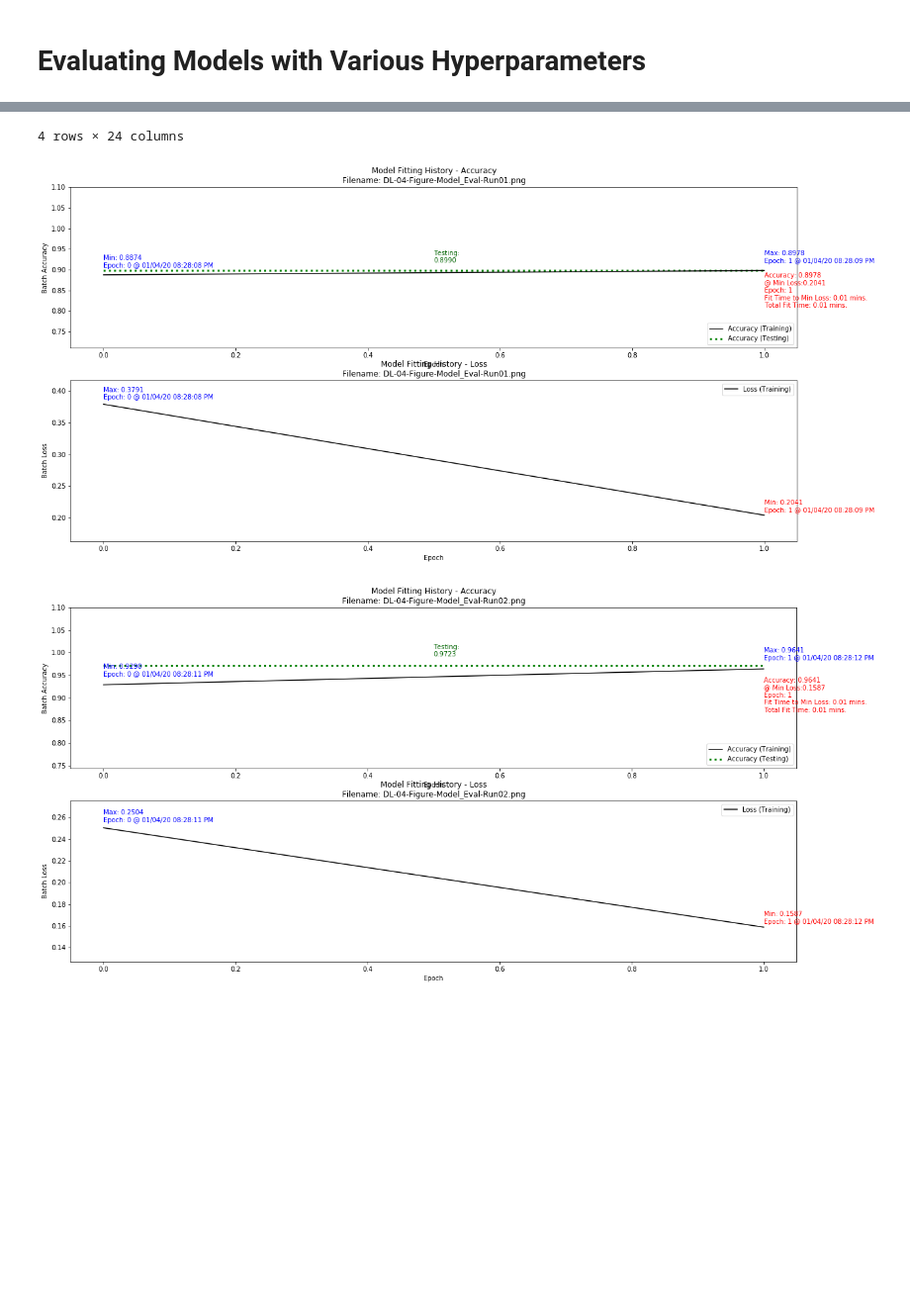
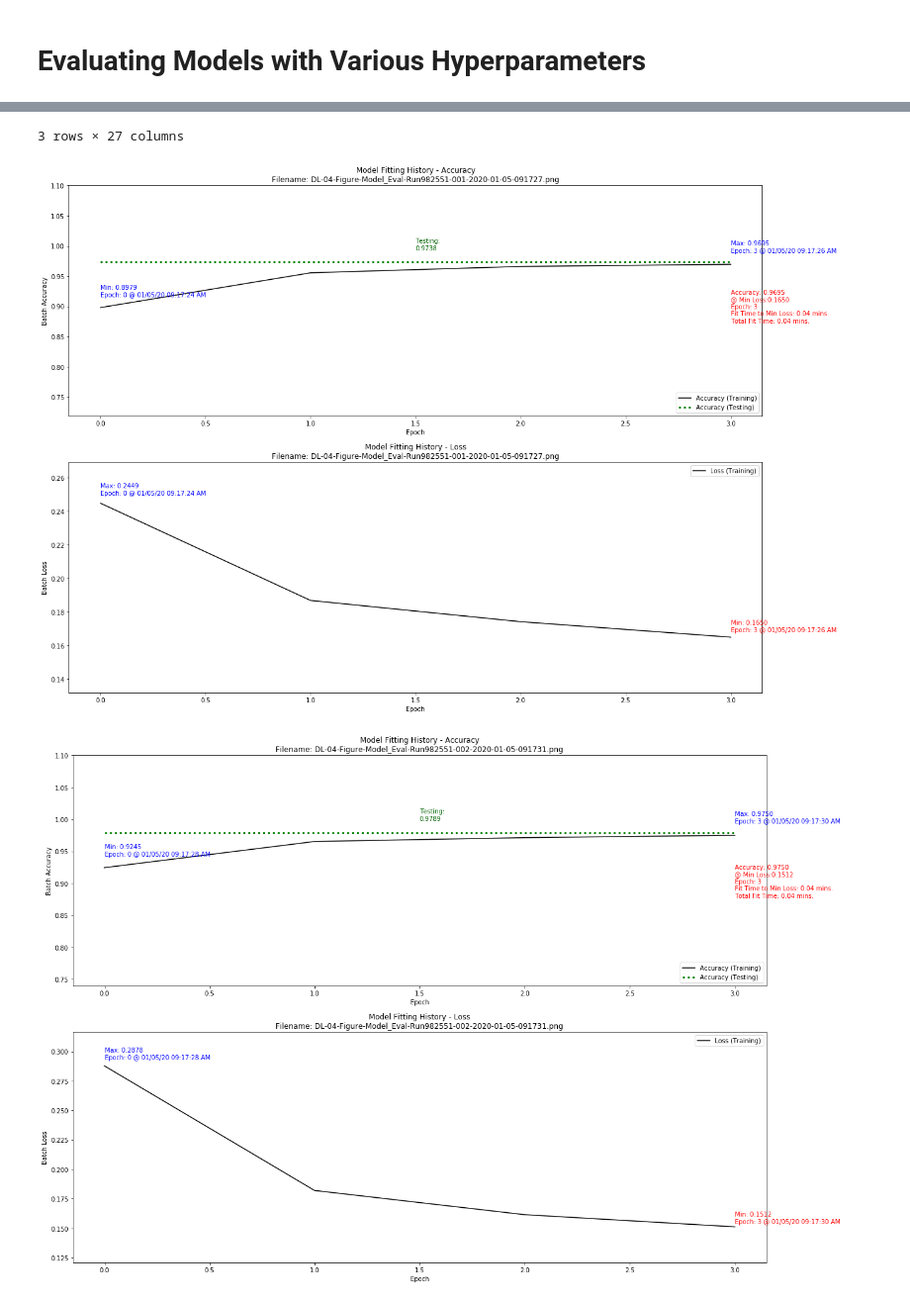
Before and after one commit to daddyjab/DL_Notes, a Jupyter notebook: 05-DL-Adam_Optimization-Hyperparameter_Tuning.ipynb, the cells around one changed output, grey strips where cells are left out. Shown: that part at 99% size. Cells and saved outputs as stored; diff of their text form; code cells hidden in the pictures; blank space fills up the shorter version.

```diff
--- a/05-DL-Adam_Optimization-Hyperparameter_Tuning.ipynb
+++ b/05-DL-Adam_Optimization-Hyperparameter_Tuning.ipynb
@@ -543,7 +543,7 @@ Dimensions/Shape: X_test = (10000, 784), y_test = (10000, 1)
 # Evaluating Models with Various Hyperparameters
 # %%
 ## Add to Results Summary dataframe
-def tally_results(a_model, a_eval_test, a_label=""):
+def tally_results(a_model, a_label="", a_eval_test=None, a_rc=None):
     # Get model config info
     m_config=a_model.get_config()
 
@@ -567,7 +567,9 @@ def tally_results(a_model, a_eval_test, a_label=""):
     fit_time_tot = (m_hist_ts[-1] - m_hist_ts[0]).total_seconds() / 60.0
     fit_time_at_min_loss = (m_hist_ts[loss_min_idx] - m_hist_ts[0]).total_seconds() / 60.0
 
-    # Get key summary info
+    # Get key summary info, including passed in info:
+    #   * Testing Set evaluation info
+    #   * Run Configuration info
     r_info = {
         'Label': a_label,
         'Testing Accuracy': a_eval_test['accuracy'],
@@ -584,6 +586,7 @@ def tally_results(a_model, a_eval_test, a_label=""):
         '# Inputs': m_config['n_x'],
         '# Outputs':  m_config['n_y'],
         '# Layers': m_config['L'],
+        '# Hidden Layer Nodes': sum(m_config['all_layers'][1:-1]),
         'Layers': [ m_config['all_layers'] ],
         'Optimizer': m_config['optim'],
         'Batch Size': m_config['batch_size'],
@@ -593,6 +596,8 @@ def tally_results(a_model, a_eval_test, a_label=""):
         'beta1': m_config['beta1'],
         'beta2': m_config['beta2'],
         'epsilon': m_config['epsilon'],
+        'config_params': a_rc['config_params'],
+        'fit_params': a_rc['fit_params']
     }
 
     # Return results
@@ -618,19 +638,24 @@ run_configs = [
 # %%
 # Evaluate each of the target configurations
+# Generate a random 6-digit tag for all of the runs in this set of evaluations
+tag_run=f"{random.randint(0,999999):06d}"
+
+# Generate an integer tag for each run in this set of evaluations
 i_run = 1
+
+# Gather a list of results
 r_summary_list = []
 for rc in run_configs:
+    # Generate a timestamp for the start of this run
+    t_stamp=datetime.datetime.now().strftime("%m/%d/%y %I:%M:%S %p")
+
     # Display a header
-    t_stamp=datetime.datetime.now().strftime("%m/%d/%y %I:%M:%S %p")
-    print( f"[Run #{i_run}] Start Time: {t_stamp} " + "*"*40 )
+    print( f"[Run{tag_run}-{i_run:03d}] Start Time: {t_stamp} " + "*"*40 )
     print( f"Run Config: {rc}" )
 
     # Instantiate the neural network
     model = Multilayer_NN( **rc['config_params'] )
     print( f"Model Configured: {model}\n" )
-
-    # Set random number seed to a known value for easier comparisons later
-    np.random.seed(3)
 
     # Use the fit() method to fit the model to the training data
     # NOTE: Must use transpose of X and y to ensure # of examples is in dimension 1 (vs. 0)
@@ -663,10 +688,12 @@ for rc in run_configs:
 
     # Plot results and save to a file
     fit_results = model.get_hist()
-    plot_fit_history(fit_results, a_valid_info=eval_test, a_filename=f"DL-04-Figure-Model_Eval-Run{i_run:02d}.png" )
+    file_ts = datetime.datetime.now().strftime("%Y-%m-%d-%I%M%S")
+    plot_filename = f"DL-04-Figure-Model_Eval-Run{tag_run}-{i_run:03d}-{file_ts}.png"
+    plot_fit_history(fit_results, a_valid_info=eval_test, a_filename=plot_filename )
 
     # Tally Results
-    r_info = tally_results(a_model=model, a_eval_test=eval_test, a_label=f"Run{i_run:02d}")
+    r_info = tally_results(a_model=model, a_label=f"Run{tag_run}-{i_run:03d}", a_eval_test=eval_test, a_rc=rc)
 
     # Add these results to the results summary list
     r_summary_list.append(r_info)
@@ -705,3 +731,3 @@ Prediction Performance using Testing Data (10000 examples):
-4 rows × 24 columns
+3 rows × 27 columns
-[figure, old version]
+[figure, new version]
-[figure, old version]
+[figure, new version]
```
Also changed, not shown: parts of 5 cells of this notebook, 11 other files.
